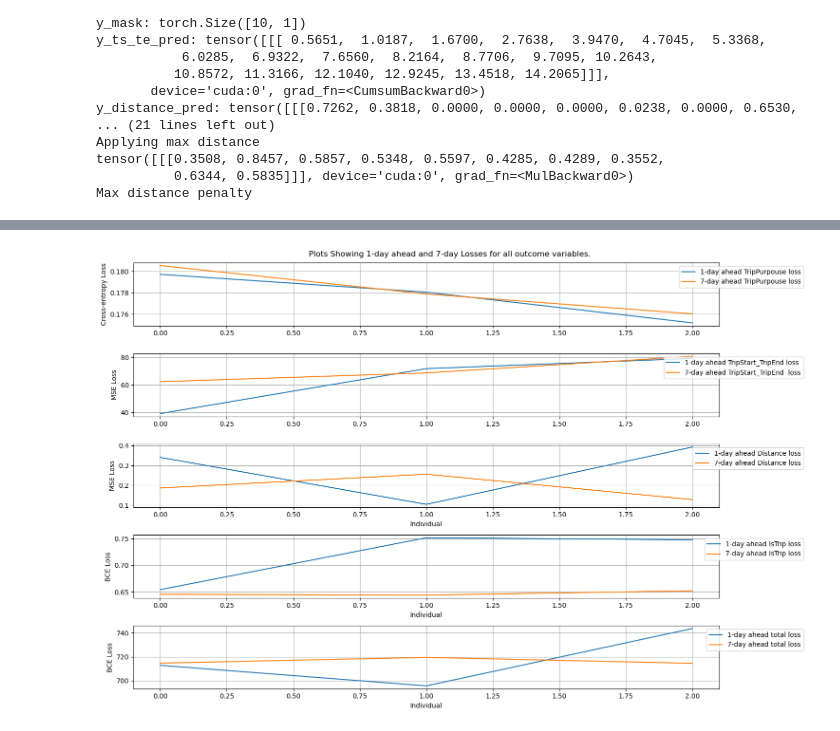
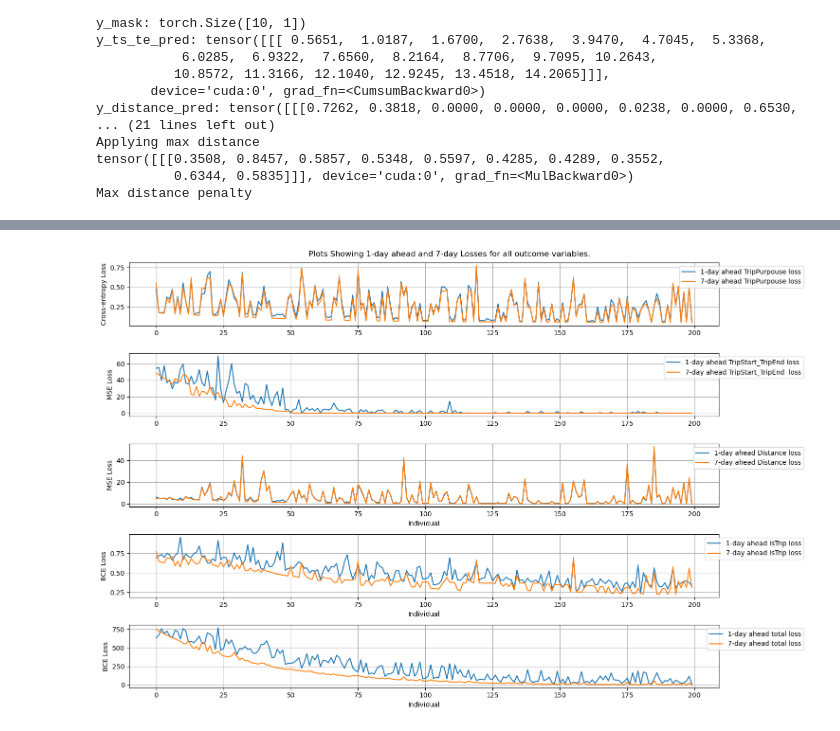
Before and after one commit to andriysinclair/GANS4MOBILITY, a Jupyter notebook: rough.ipynb, the cells around one changed output, grey strips where cells are left out. Drawn from its saved outputs; the diff is of its cells as text; code cells hidden in the pictures.

```diff
--- a/rough.ipynb
+++ b/rough.ipynb
@@ -544,14 +544,14 @@ cuda
 # %%
 X = X.to(torch.float32).to(device)
 
-y_ts_te = X[:,:,:,:20].to(torch.float32).to(device)
-y_distance = X[:,:,:,20:30].to(torch.float32).to(device)
-y_purpouse = X[:,:,:,30:40].to(torch.long).to(device)
-y_istrip = X[:,:,:,40:50].to(torch.float32).to(device)
-y_duration = X[:,:,:,50:60].to(torch.float32).to(device)
+y_ts_te = X[:,7:,:,:20].to(torch.float32).to(device)
+y_distance = X[:,7:,:,20:30].to(torch.float32).to(device)
+y_purpouse = X[:,7:,:,30:40].to(torch.long).to(device)
+y_istrip = X[:,7:,:,40:50].to(torch.float32).to(device)
+y_duration = X[:,7:,:,50:60].to(torch.float32).to(device)
 
 
-index = 13
+index = 7
 print(f"X: {X.shape}")
 #print(f"y_cont: {y_cont_raw.shape}")
 #print(f"y_cat: {y_cat_raw.shape}")
@@ -562,10 +562,10 @@ print(f"y_distance: {y_distance.shape}")
 print(f"y_purpouse: {y_purpouse.shape}")
 print(f"y_istrip: {y_istrip.shape}")
 print("")
-print(y_ts_te[index,8,:,:])
-print(y_duration[index,8,:,:])
-print(y_distance[index,8,:,:])
-print(y_istrip[index,8,:,:])
-print(y_purpouse[index,8,:,:])
+print(y_ts_te[index,0,:,:])
+print(y_duration[index,0,:,:])
+print(y_distance[index,0,:,:])
+print(y_istrip[index,0,:,:])
+print(y_purpouse[index,0,:,:])
 # %% [output]
 X: torch.Size([6775, 14, 1, 94])
@@ -590,7 +590,7 @@ tensor([[19, 19,  9,  9, 19, 19,  0,  0,  0,  0]], device='cuda:0')
 # Defining parameters
 INPUT_SIZE = 94     # Total number of features
 HIDDEN_SIZE = 9
-NUM_LAYERS = 2
+NUM_LAYERS = 1
 OUTPUT_SIZE_TS_TE = 20    # Outsize of TripStart and TripEnd
 OUTPUT_SIZE_DIST = 10     # Output Size of distance
 OUTPUT_SIZE_DUR = 10     # Output Size of duration
@@ -694,7 +694,7 @@ class RNNmodel(nn.Module):
         y_ts_te_pred = torch.cumsum(   F.softplus(y_ts_te_pred), dim=2   )
 
         #y_ts_te_pred = torch.clamp(y_ts_te_pred, min=0, max=1)
-        y_distance_pred = torch.clamp(y_dist_pred, min=0)
+        y_distance_pred = F.softplus(y_dist_pred)
 
 
 
@@ -805,7 +801,7 @@ tensor([[[0.3508, 0.8457, 0.5857, 0.5348, 0.5597, 0.4285, 0.4289, 0.3552,
 Max distance penalty
 # %%
 # Configure basic logging
-logging.basicConfig(level=logging.DEBUG, force=True, format='%(levelname)s: %(message)s')
+logging.basicConfig(level=logging.INFO, force=True, format='%(levelname)s: %(message)s')
 
 
 rnn_model = RNNmodel().to(device)
@@ -818,13 +814,13 @@ optimizer = torch.optim.Adam(rnn_model.parameters(), lr=0.0005)
 
 epochs = 1
 seq_length = 7
-i_to_loop = 3
+i_to_loop = 200
 last_x_i = 5
 
 c1_penalty_weight = 5
 c2_penalty_weight = 5
 
-make_travel_diaries = True
+make_travel_diaries = False
 
 complete_travel_diaries = {}
 complete_travel_diaries_dfs = []
@@ -1153 +1149 @@ DEBUG: Writing TrueType font.
-[figure, old version]
+[figure, new version]
```
Also changed, not shown: parts of 5 cells of this notebook, 1 other file.
